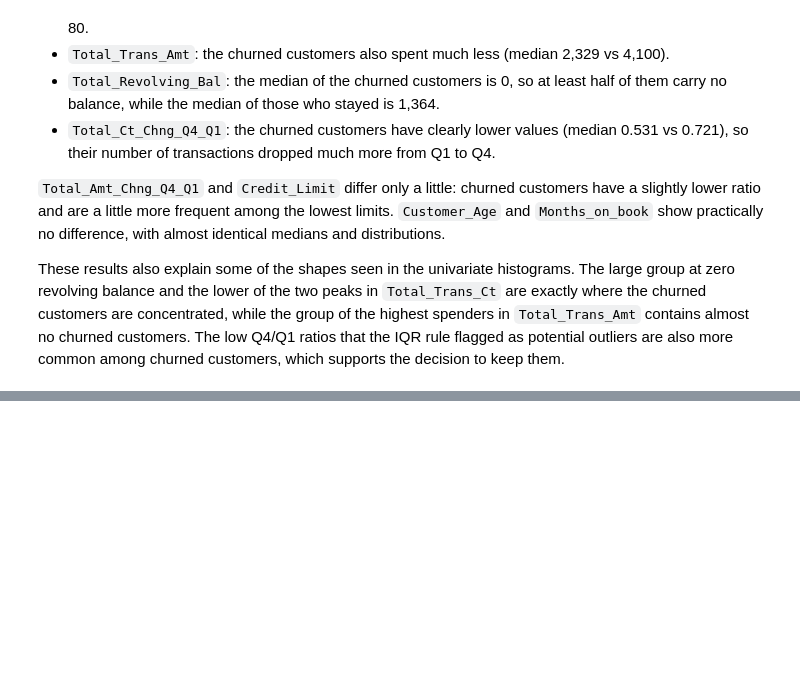
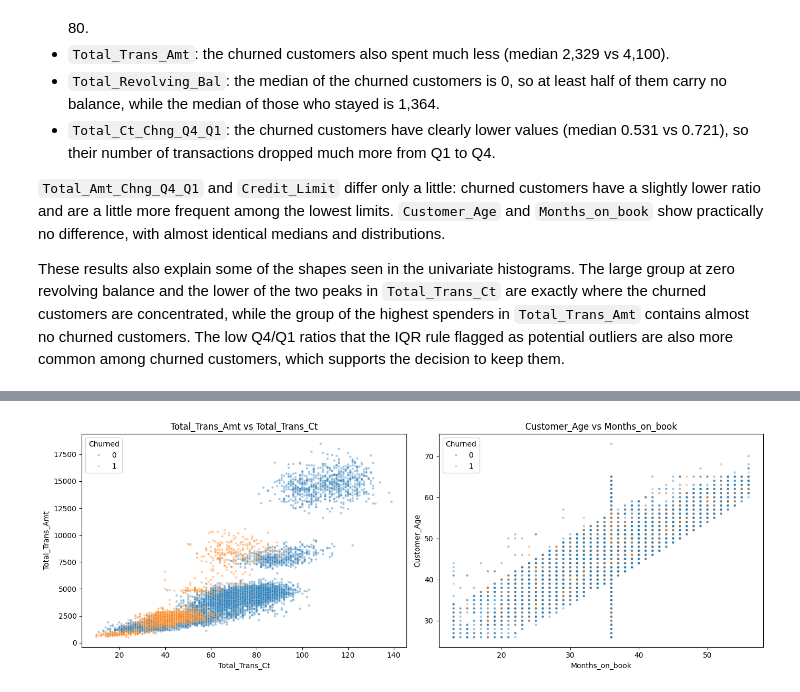
Before and after one commit to d3m1d0s/FoML_projects, a Jupyter notebook: project_1/bankchurners_eda_clustering.ipynb, the cells around one changed output, grey strips where cells are left out. Drawn from its saved outputs; the diff is of its cells as text; code cells hidden in the pictures; blank space fills up the shorter version.

```diff
--- a/project_1/bankchurners_eda_clustering.ipynb
+++ b/project_1/bankchurners_eda_clustering.ipynb
@@ -776,0 +806,13 @@ These results also explain some of the shapes seen in the univariate histograms.
+# %%
+strong_pairs = [("Total_Trans_Ct", "Total_Trans_Amt"), ("Months_on_book", "Customer_Age")]
+
+fig, axes = plt.subplots(1, 2, figsize=(14, 5))
+
+for ax, (x_col, y_col) in zip(axes, strong_pairs):
+    sns.scatterplot(data=df, x=x_col, y=y_col, hue="Churned", alpha=0.4, s=10, ax=ax)
+    ax.set_title(f"{y_col} vs {x_col}")
+
+plt.tight_layout()
+plt.show()
+# %% [output]
+[figure, added]
```
Also changed, not shown: parts of 9 cells of this notebook.
